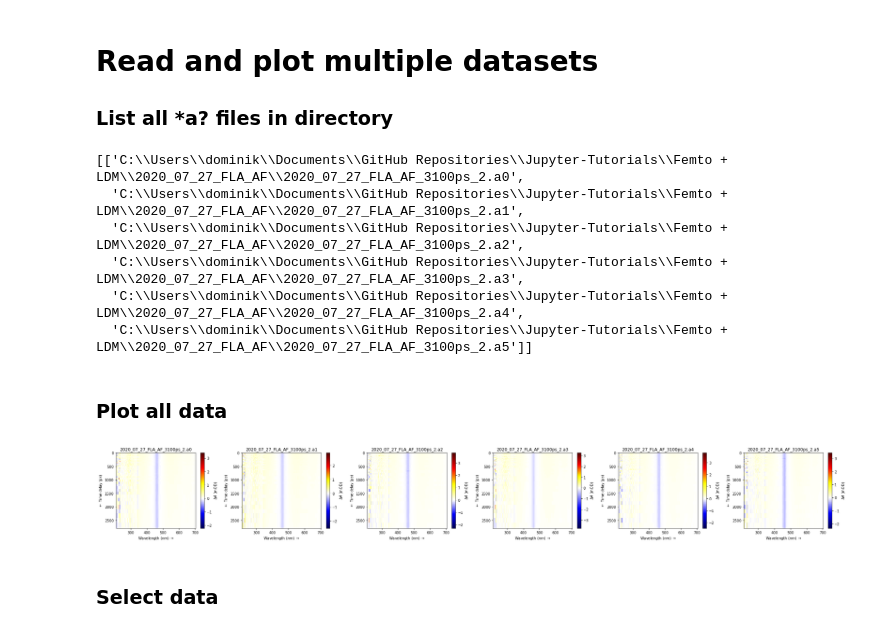
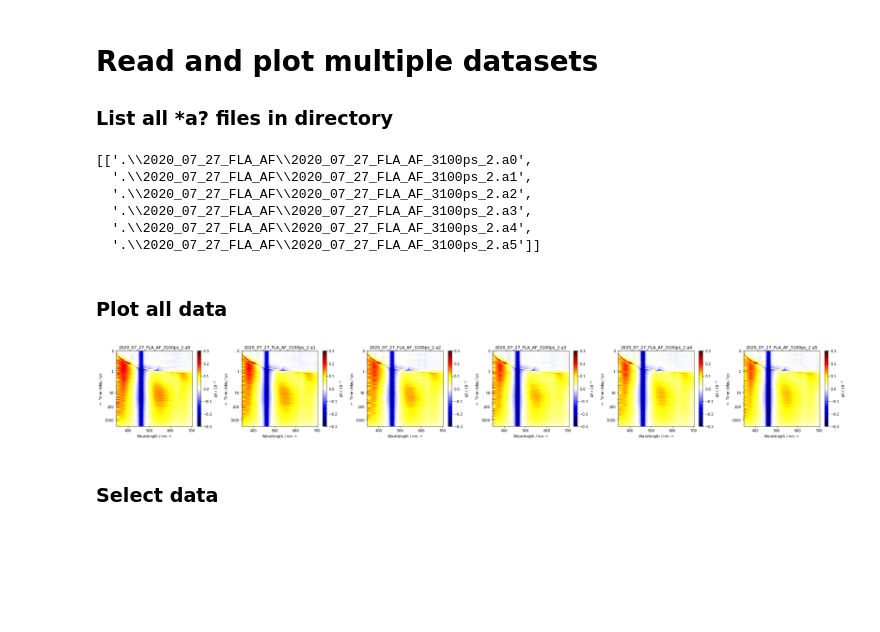
Before and after one commit to dmadea/Jupyter-Tutorials, a Jupyter notebook: Femto + LDM/Data_loader.ipynb, the cells around one changed output. Drawn from its saved outputs; the diff is of its cells as text; code cells hidden in the pictures; blank space fills up the shorter version.

```diff
--- a/Femto + LDM/Data_loader.ipynb
+++ b/Femto + LDM/Data_loader.ipynb
@@ -21,24 +25,26 @@ from _data_loader import _X, _convert_lifetime, _x_symlog
 
 # _dir = r'C:\Users\Dominik\Documents\MUNI\Organic Photochemistry\Projects\2019-Bilirubin project\TS\Femto\2020_01_23 ZE isomer - SVD corr'  # directory to read
 
-_dir = r'C:\Users\dominik\Documents\GitHub Repositories\Jupyter-Tutorials\Femto + LDM\2020_07_27_FLA_AF'  # directory to read
+# _dir = r'C:\Users\dominik\Documents\GitHub Repositories\Jupyter-Tutorials\Femto + LDM\2020_07_27_FLA_AF'
+_dir = '.\\2020_07_27_FLA_AF'
+
 
 groups = get_groups(_dir)
 groups
 # %% [output]
-[['C:\\Users\\dominik\\Documents\\GitHub Repositories\\Jupyter-Tutorials\\Femto + LDM\\2020_07_27_FLA_AF\\2020_07_27_FLA_AF_3100ps_2.a0',
-  'C:\\Users\\dominik\\Documents\\GitHub Repositories\\Jupyter-Tutorials\\Femto + LDM\\2020_07_27_FLA_AF\\2020_07_27_FLA_AF_3100ps_2.a1',
-  'C:\\Users\\dominik\\Documents\\GitHub Repositories\\Jupyter-Tutorials\\Femto + LDM\\2020_07_27_FLA_AF\\2020_07_27_FLA_AF_3100ps_2.a2',
-  'C:\\Users\\dominik\\Documents\\GitHub Repositories\\Jupyter-Tutorials\\Femto + LDM\\2020_07_27_FLA_AF\\2020_07_27_FLA_AF_3100ps_2.a3',
-  'C:\\Users\\dominik\\Documents\\GitHub Repositories\\Jupyter-Tutorials\\Femto + LDM\\2020_07_27_FLA_AF\\2020_07_27_FLA_AF_3100ps_2.a4',
-  'C:\\Users\\dominik\\Documents\\GitHub Repositories\\Jupyter-Tutorials\\Femto + LDM\\2020_07_27_FLA_AF\\2020_07_27_FLA_AF_3100ps_2.a5']]
+[['.\\2020_07_27_FLA_AF\\2020_07_27_FLA_AF_3100ps_2.a0',
+  '.\\2020_07_27_FLA_AF\\2020_07_27_FLA_AF_3100ps_2.a1',
+  '.\\2020_07_27_FLA_AF\\2020_07_27_FLA_AF_3100ps_2.a2',
+  '.\\2020_07_27_FLA_AF\\2020_07_27_FLA_AF_3100ps_2.a3',
+  '.\\2020_07_27_FLA_AF\\2020_07_27_FLA_AF_3100ps_2.a4',
+  '.\\2020_07_27_FLA_AF\\2020_07_27_FLA_AF_3100ps_2.a5']]
 # %% [markdown]
 ### Plot all data
-# %%
-data = load_groups(groups)
-plot_matrix(data)
-# %% [output]
-[figure, removed]
+# %%
+data = load_groups(groups)
+plot_matrix(data, symlog=True, linthresh=1.5, linscale=2, w_lim=(345, None), z_lim=(-0.3, 0.3))
+# %% [output]
+[figure, added]
 # %% [markdown]
 ### Select data
 # %%
```
Also changed, not shown: parts of 1 cell of this notebook, 1 other file.
